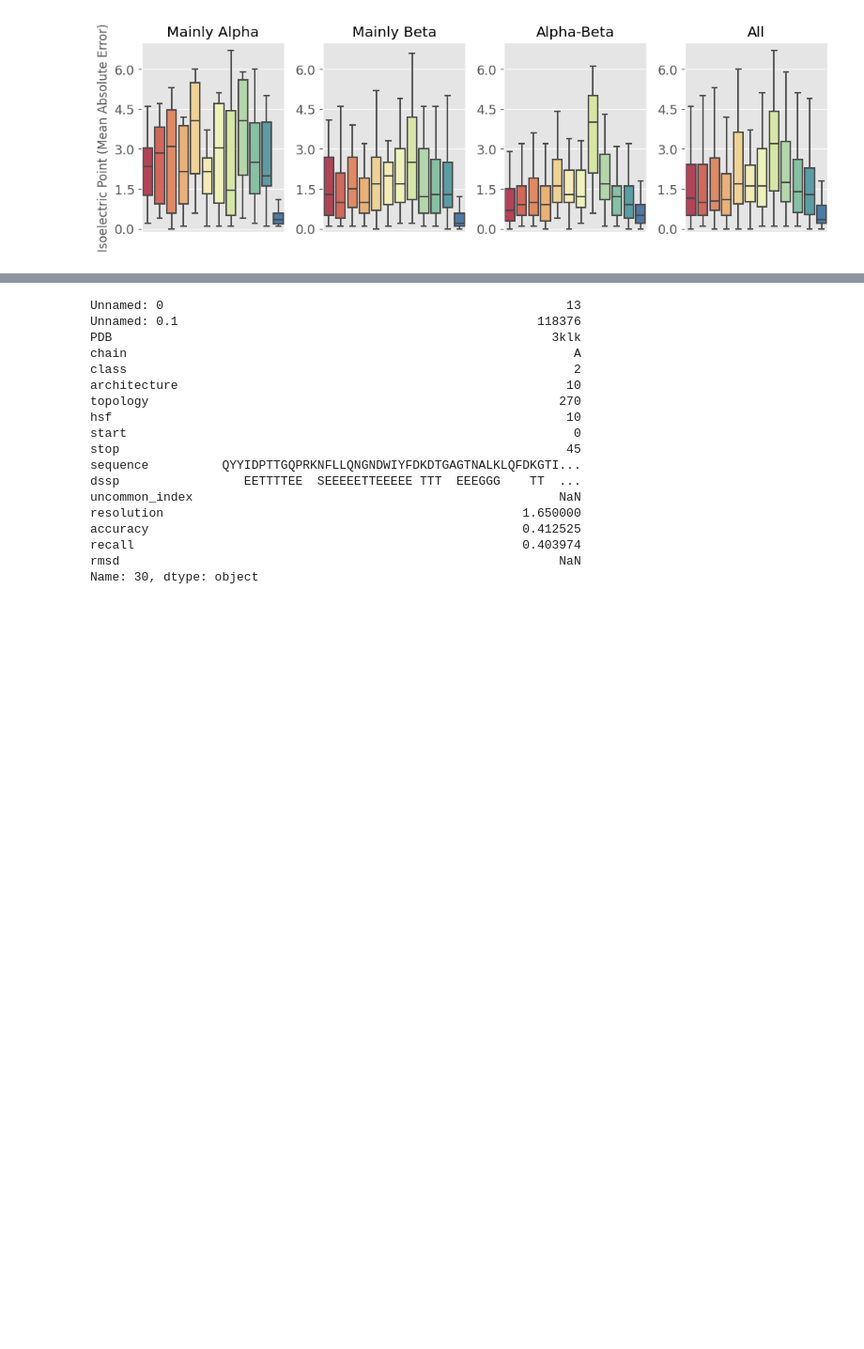
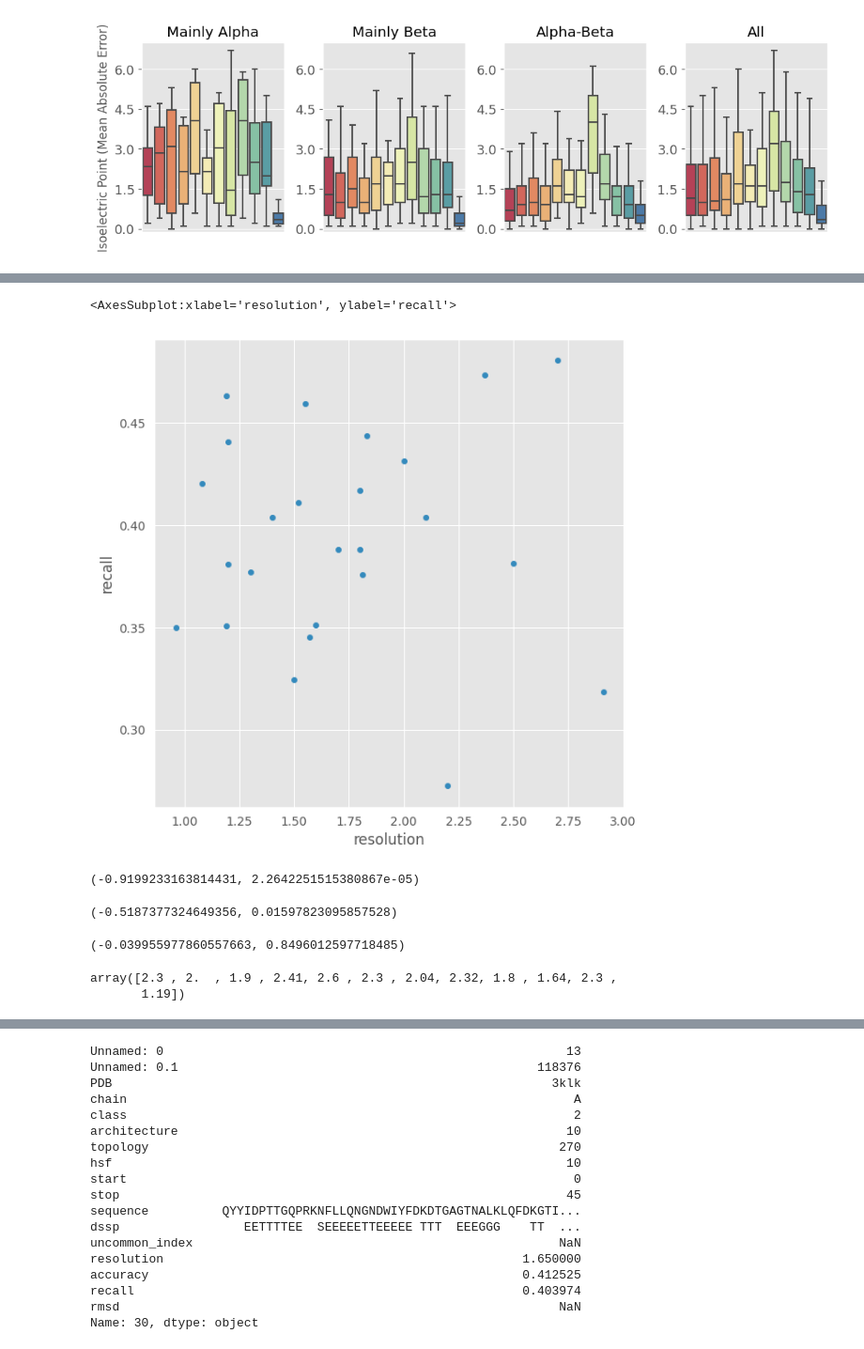
Before and after one commit to wells-wood-research/pdb-compare, a Jupyter notebook: plot_figures.ipynb, the cells around one changed output, grey strips where cells are left out. Shown at 94% size. Cells and saved outputs as stored; diff of their text form; code cells hidden in the pictures; blank space fills up the shorter version.

```diff
--- a/plot_figures.ipynb
+++ b/plot_figures.ipynb
@@ -1025,0 +1160,29 @@ plt.close()
+# %%
+df = pd.read_csv(f"performance/timed_deep_performance.csv")
+df[df["class"]==3].plot.scatter(x='resolution', y='recall')
+# %% [output]
+<AxesSubplot:xlabel='resolution', ylabel='recall'>
+[figure, added]
+# %%
+x = df[df["class"]==1].resolution.values
+y = df[df["class"]==1].recall.values
+pearsonr(x, y)
+# %% [output]
+(-0.9199233163814431, 2.2642251515380867e-05)
+# %%
+x = df[df["class"]==2].resolution.values
+y = df[df["class"]==2].recall.values
+pearsonr(x, y)
+# %% [output]
+(-0.5187377324649356, 0.01597823095857528)
+# %%
+x = df[df["class"]==3].resolution.values
+y = df[df["class"]==3].recall.values
+pearsonr(x, y)
+# %% [output]
+(-0.039955977860557663, 0.8496012597718485)
+# %%
+df[df["class"]==1].resolution.values
+# %% [output]
+array([2.3 , 2.  , 1.9 , 2.41, 2.6 , 2.3 , 2.04, 2.32, 1.8 , 1.64, 2.3 ,
+       1.19])
```
Also changed, not shown: parts of 15 cells of this notebook.
